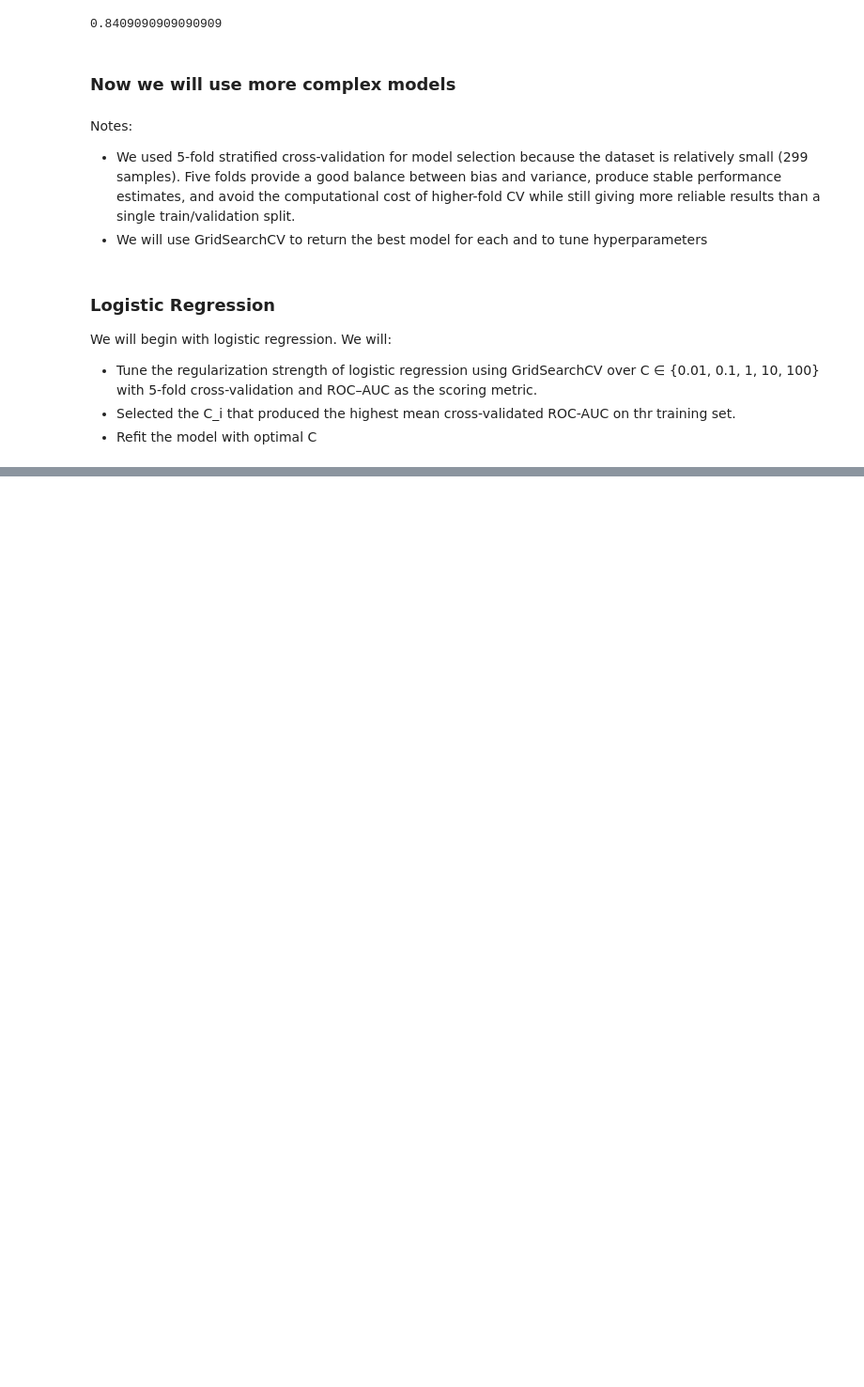
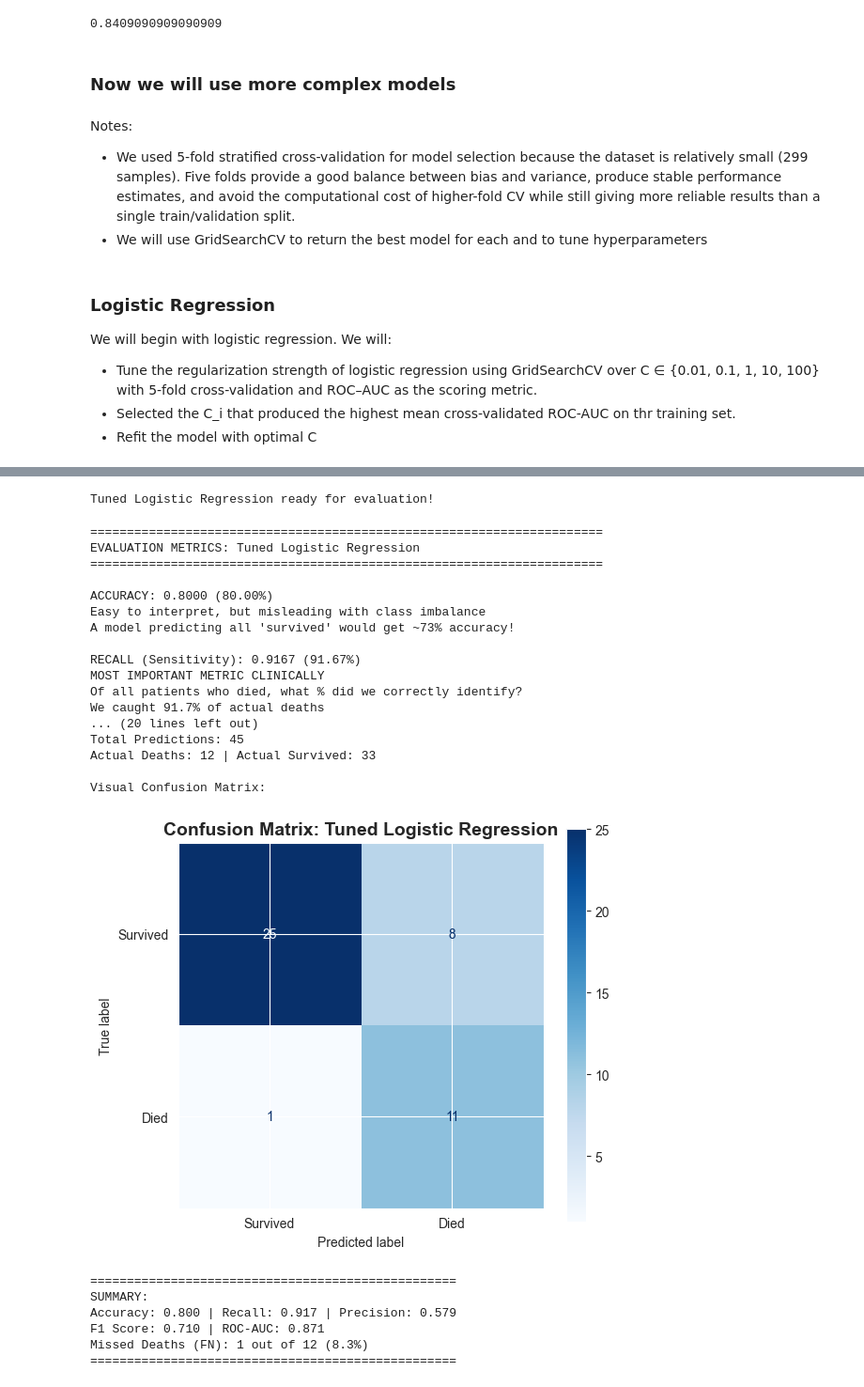
Before and after one commit to DilanDoshi/m148_heart_failure_predictors-, a Jupyter notebook: notebooks/03-ml-and-predictions.ipynb, the cells around one changed output, grey strips where cells are left out. Shown: that part at 94% size. Cells and saved outputs as stored; diff of their text form; code cells hidden in the pictures; blank space fills up the shorter version.

```diff
--- a/notebooks/03-ml-and-predictions.ipynb
+++ b/notebooks/03-ml-and-predictions.ipynb
@@ -300,0 +389,40 @@ We will begin with logistic regression. We will:
+# %%
+# The best model is already refitted on the full training set by GridSearchCV
+# We can access it directly
+tuned_lr_model = grid_search.best_estimator_
+
+# Make predictions on validation set
+y_val_pred_tuned = tuned_lr_model.predict(X_val)
+y_val_pred_proba_tuned = tuned_lr_model.predict_proba(X_val)[:, 1]
+
+print("Tuned Logistic Regression ready for evaluation!")
+# %% [output]
+Tuned Logistic Regression ready for evaluation!
+# %%
+# Evaluate the tuned model
+evaluate_model(y_val, y_val_pred_tuned, y_val_pred_proba_tuned, model_name="Tuned Logistic Regression")
+# %% [output]
+======================================================================
+EVALUATION METRICS: Tuned Logistic Regression
+======================================================================
+
+ACCURACY: 0.8000 (80.00%)
+Easy to interpret, but misleading with class imbalance
+A model predicting all 'survived' would get ~73% accuracy!
+
+RECALL (Sensitivity): 0.9167 (91.67%)
+MOST IMPORTANT METRIC CLINICALLY
+Of all patients who died, what % did we correctly identify?
+We caught 91.7% of actual deaths
+... (20 lines left out)
+Total Predictions: 45
+Actual Deaths: 12 | Actual Survived: 33
+
+Visual Confusion Matrix:
+[figure, added]
+==================================================
+SUMMARY:
+Accuracy: 0.800 | Recall: 0.917 | Precision: 0.579
+F1 Score: 0.710 | ROC-AUC: 0.871
+Missed Deaths (FN): 1 out of 12 (8.3%)
+==================================================
```
Also changed, not shown: parts of 6 cells of this notebook.
